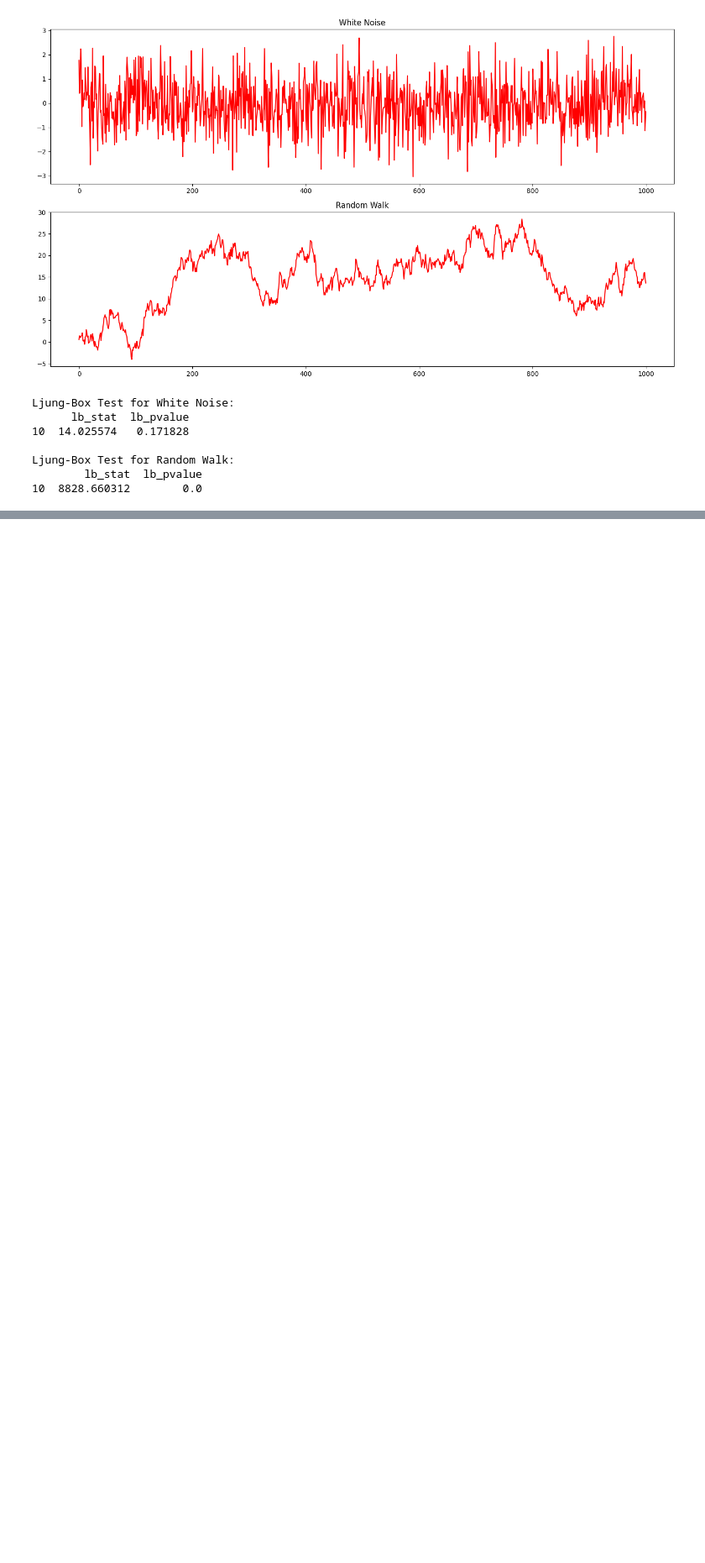
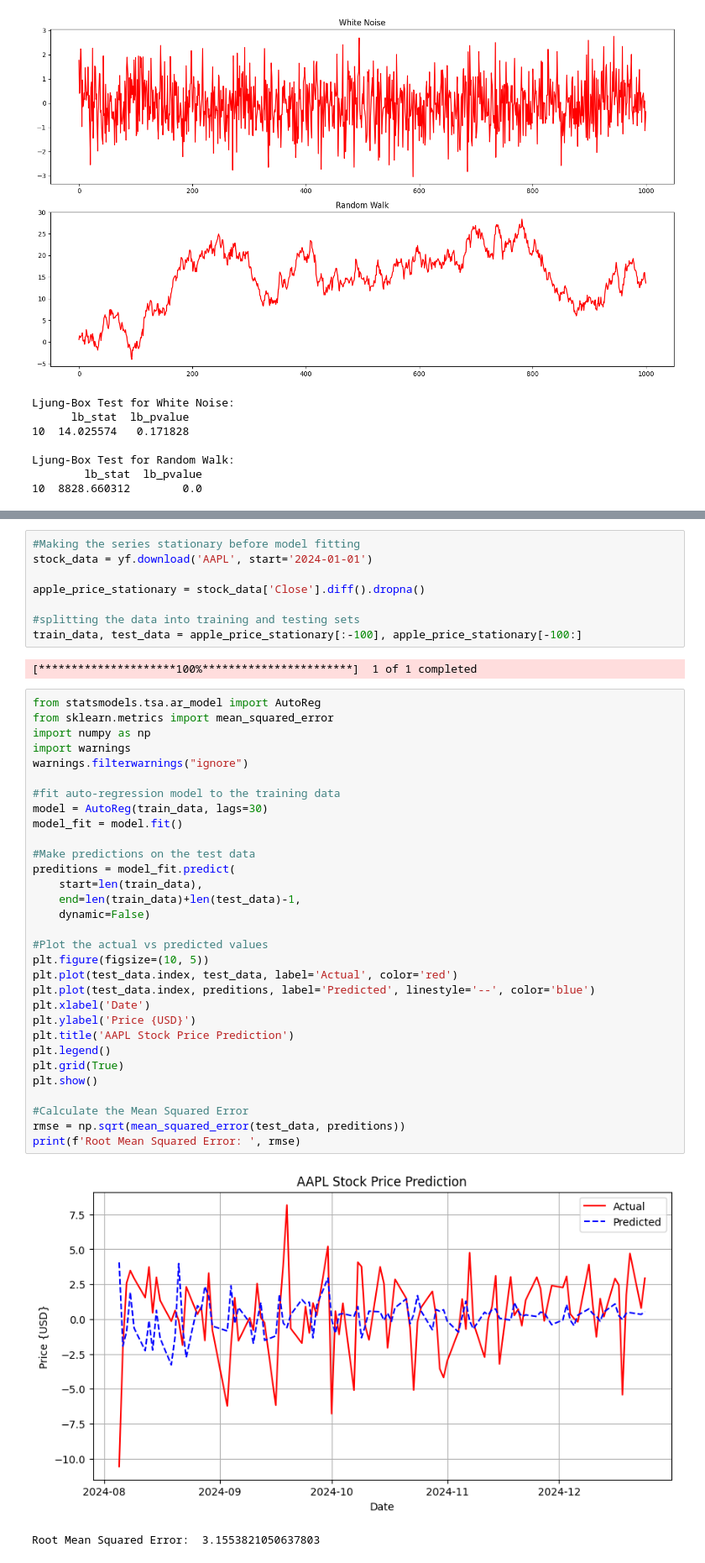
Before and after one commit to snehpatel38/Time-Series, a Jupyter notebook: one.ipynb, the cells around one changed output, grey strips where cells are left out. Shown at 84% size. Cells and saved outputs as stored; diff of their text form; blank space fills up the shorter version.

Commit message:
uploaded stockpred

```diff
--- a/one.ipynb
+++ b/one.ipynb
@@ -463,0 +468,44 @@ Ljung-Box Test for Random Walk:
+# %%
+#Making the series stationary before model fitting
+stock_data = yf.download('AAPL', start='2024-01-01')
+
+apple_price_stationary = stock_data['Close'].diff().dropna()
+
+#splitting the data into training and testing sets
+train_data, test_data = apple_price_stationary[:-100], apple_price_stationary[-100:]
+# %% [output]
+[*********************100%***********************]  1 of 1 completed
+# %%
+from statsmodels.tsa.ar_model import AutoReg
+from sklearn.metrics import mean_squared_error
+import numpy as np
+import warnings
+warnings.filterwarnings("ignore")
+
+#fit auto-regression model to the training data
+model = AutoReg(train_data, lags=30)
+model_fit = model.fit()
+
+#Make predictions on the test data
+preditions = model_fit.predict(
+    start=len(train_data),
+    end=len(train_data)+len(test_data)-1,
+    dynamic=False)
+
+#Plot the actual vs predicted values
+plt.figure(figsize=(10, 5))
+plt.plot(test_data.index, test_data, label='Actual', color='red')
+plt.plot(test_data.index, preditions, label='Predicted', linestyle='--', color='blue')
+plt.xlabel('Date')
+plt.ylabel('Price {USD}')
+plt.title('AAPL Stock Price Prediction')
+plt.legend()
+plt.grid(True)
+plt.show()
+
+#Calculate the Mean Squared Error
+rmse = np.sqrt(mean_squared_error(test_data, preditions))
+print(f'Root Mean Squared Error: ', rmse)
+# %% [output]
+[figure, added]
+Root Mean Squared Error:  3.1553821050637803
```
Also changed, not shown: parts of 65 cells of this notebook, 2 other files.
